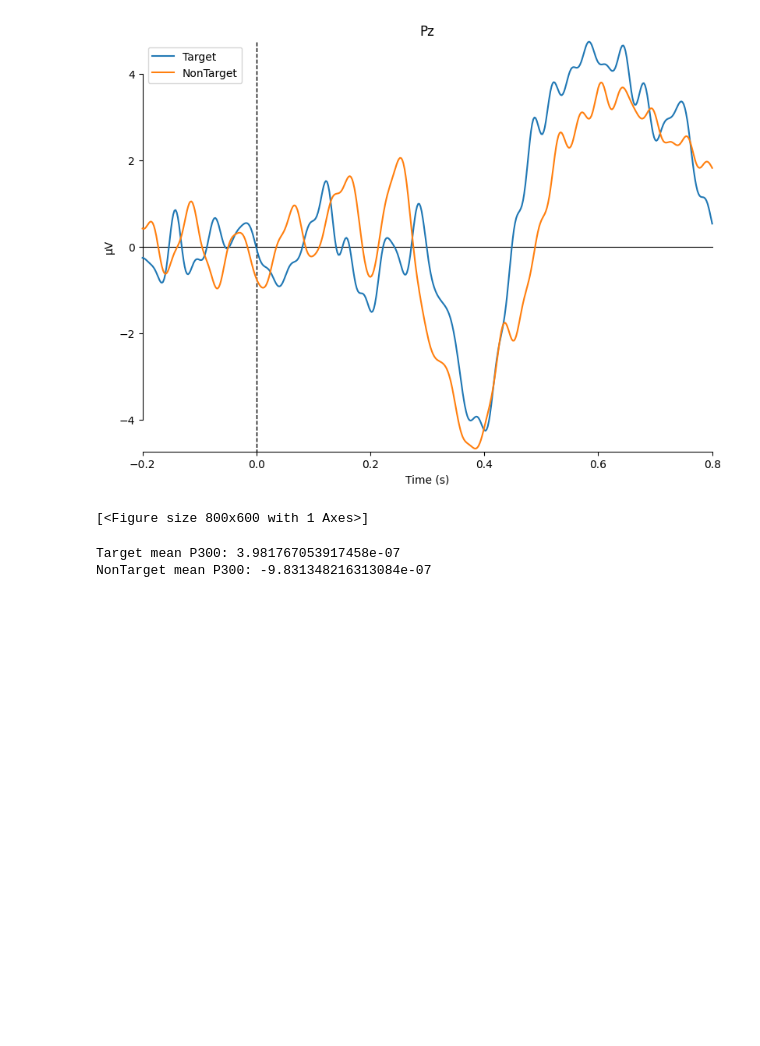
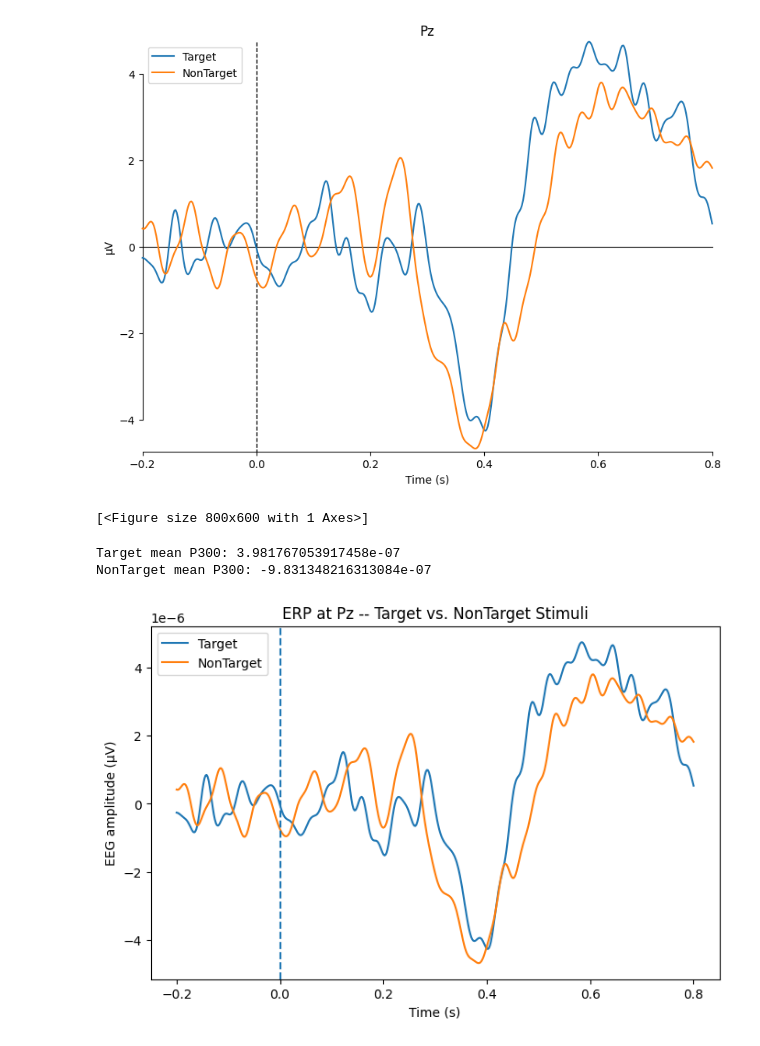
Before and after one commit to samuellee77/p300-oddball, a Jupyter notebook: single_trial.ipynb, the cells around one changed output. Drawn from its saved outputs; the diff is of its cells as text; code cells hidden in the pictures; blank space fills up the shorter version.

```diff
--- a/single_trial.ipynb
+++ b/single_trial.ipynb
@@ -125,3 +125,19 @@ print("NonTarget mean P300:", p300_nontarget)
 # %% [output]
 Target mean P300: 3.981767053917458e-07
 NonTarget mean P300: -9.831348216313084e-07
+# %%
+fig, ax = plt.subplots(figsize=(8,5))
+
+ax.plot(evoked_target.times, evoked_target.data[picks][0], label="Target")
+ax.plot(evoked_nontarget.times, evoked_nontarget.data[picks][0], label="NonTarget")
+
+ax.set_xlabel("Time (s)")
+ax.set_ylabel("EEG amplitude (µV)")
+ax.set_title("ERP at Pz -- Target vs. NonTarget Stimuli")
+
+ax.legend()
+ax.axvline(0, linestyle="--")
+
+plt.show()
+# %% [output]
+[figure, added]
```
Also changed, not shown: parts of 1 cell of this notebook, 1 other file.
